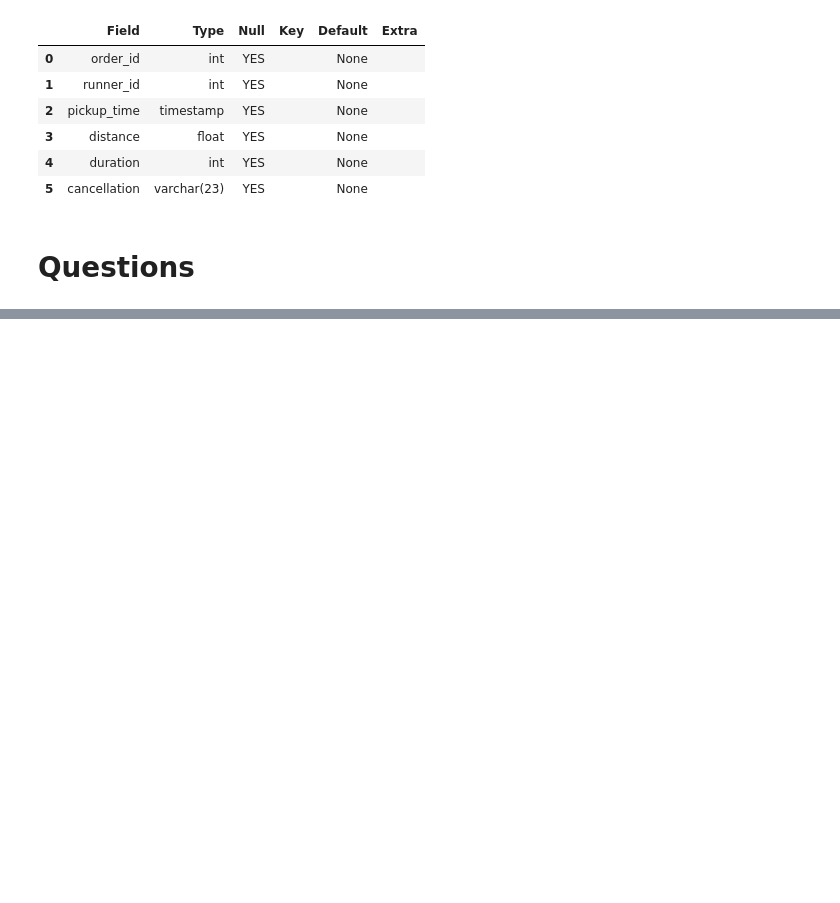
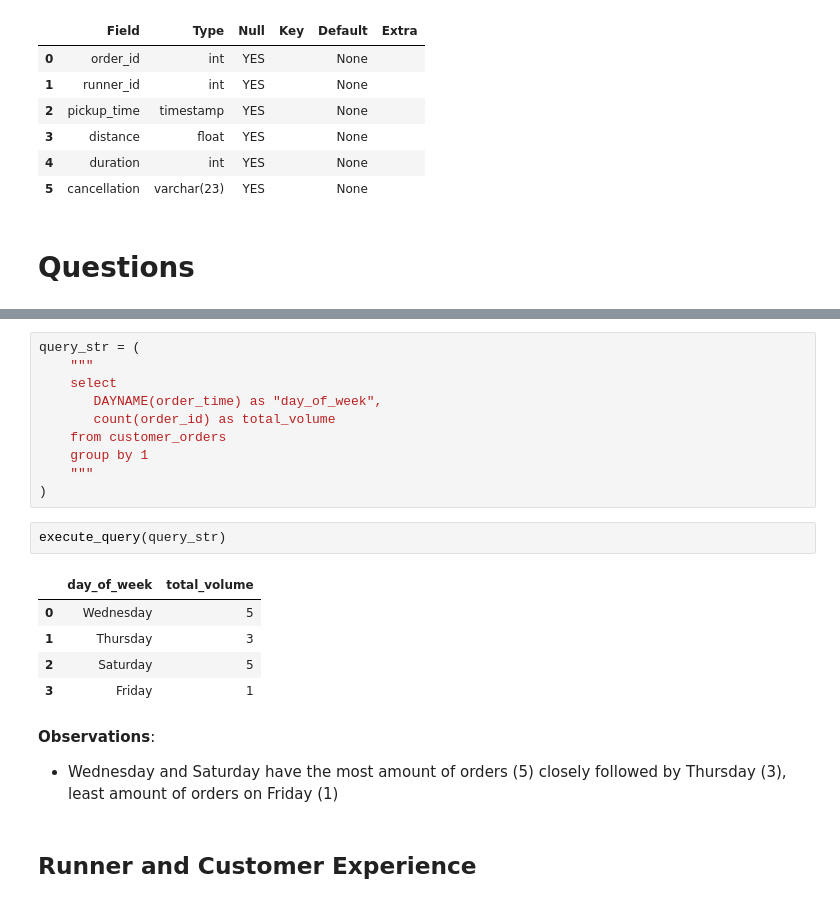
Before and after one commit to A-C-Sai/working-with-data, a Jupyter notebook: projects/sql-case-studies/Pizza Runner.ipynb, the cells around one changed output, grey strips where cells are left out. Saved outputs shown, nothing was run; the diff lists cells and outputs as text; blank space fills up the shorter version.

```diff
--- a/projects/sql-case-studies/Pizza Runner.ipynb
+++ b/projects/sql-case-studies/Pizza Runner.ipynb
@@ -321,0 +584,23 @@ execute_query("desc runner_orders")
+# %%
+query_str = (
+    """
+    select
+       DAYNAME(order_time) as "day_of_week",
+       count(order_id) as total_volume
+    from customer_orders
+    group by 1
+    """
+)
+# %%
+execute_query(query_str)
+# %% [output]
+|  | day_of_week | total_volume |
+| 0 | Wednesday | 5 |
+| 1 | Thursday | 3 |
+| 2 | Saturday | 5 |
+| 3 | Friday | 1 |
+# %% [markdown]
+**Observations**:
+- Wednesday and Saturday have the most amount of orders (5) closely followed by Thursday (3), least amount of orders on Friday (1)
+# %% [markdown]
+## Runner and Customer Experience
```
Also changed, not shown: parts of 47 cells of this notebook.
